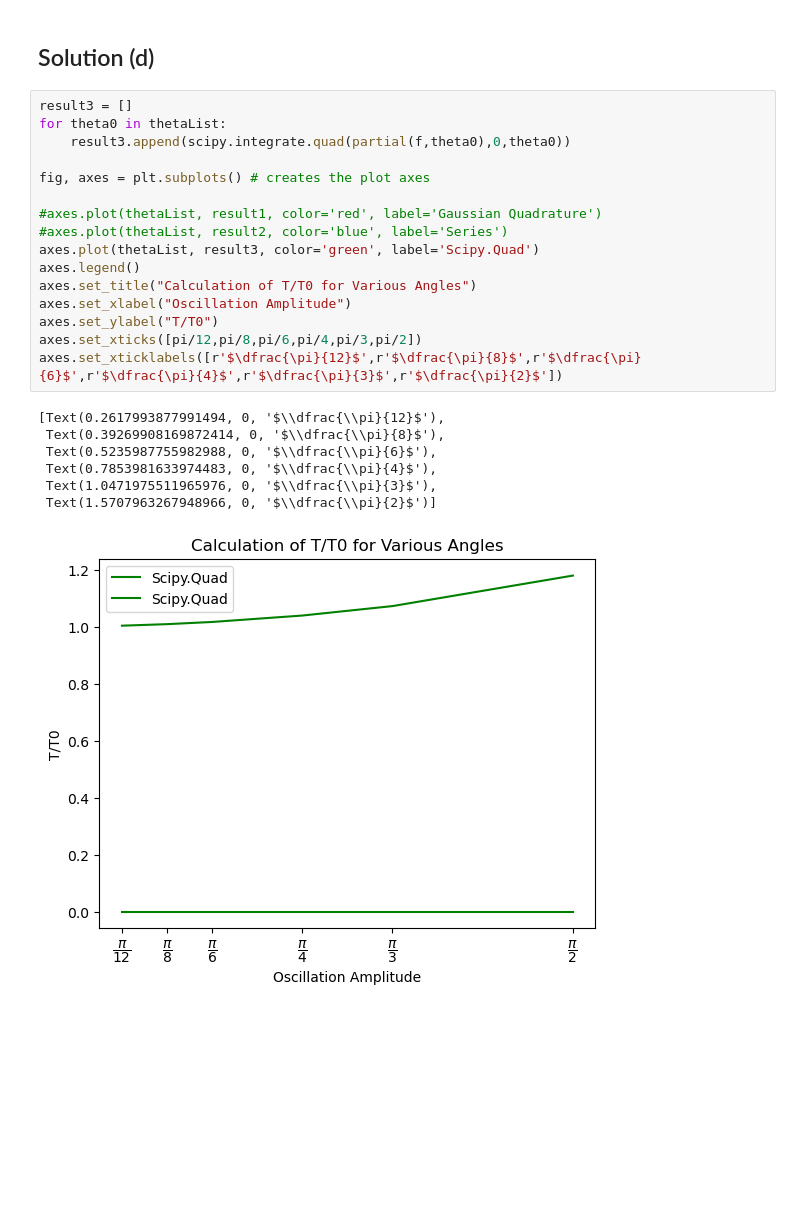
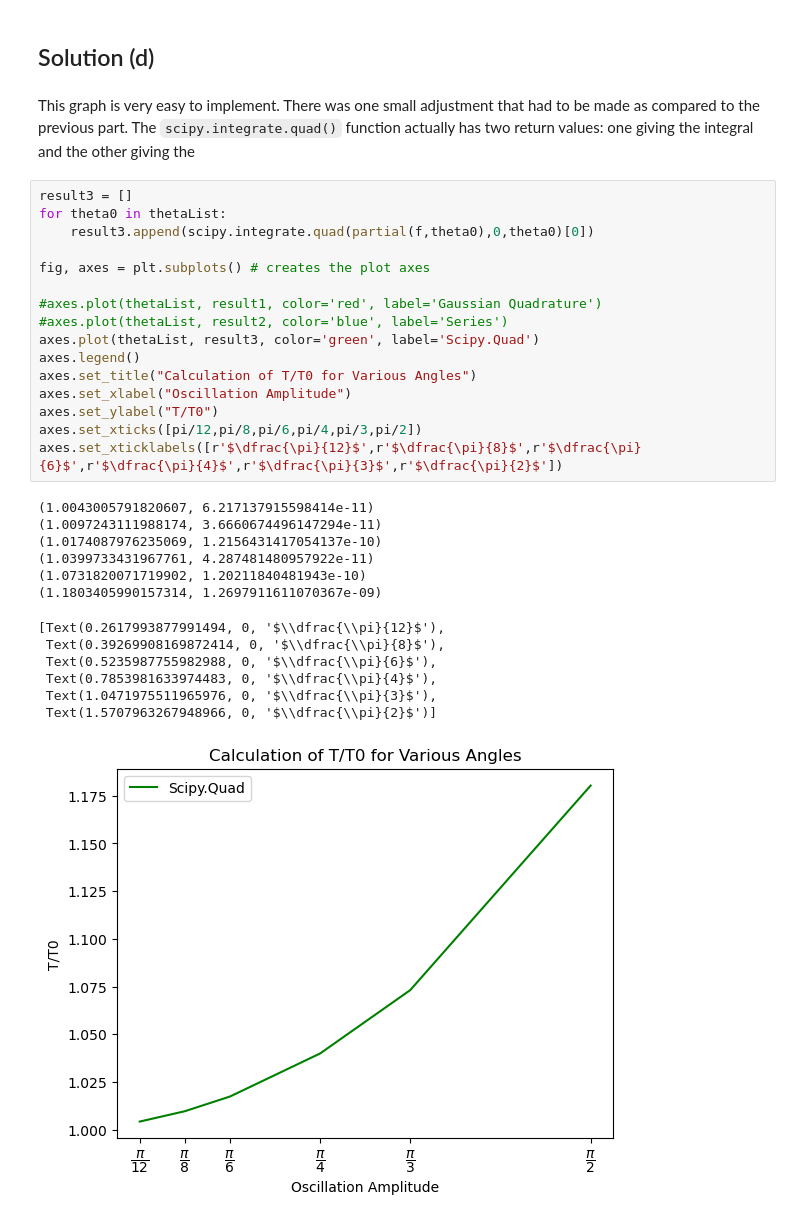
Before and after one commit to mgarwacke/Computational-Physics, a Jupyter notebook: Exercise4.1.ipynb, the cells around one changed output. Drawn from its saved outputs; the diff is of its cells as text; blank space fills up the shorter version.

````diff
--- a/Exercise4.1.ipynb
+++ b/Exercise4.1.ipynb
@@ -136,27 +136,35 @@ axes.set_xticklabels([r'$\dfrac{\pi}{12}$',r'$\dfrac{\pi}{8}$',r'$\dfrac{\pi}{6}
 [figure]
 # %% [markdown]
 ## Solution (d)
+# %% [markdown]
+This graph is very easy to implement. There was one small adjustment that had to be made as compared to the previous part. The ```scipy.integrate.quad()``` function actually has two return values: one giving the integral and the other giving the
 # %%
 result3 = []
 for theta0 in thetaList:
-    result3.append(scipy.integrate.quad(partial(f,theta0),0,theta0))
+    result3.append(scipy.integrate.quad(partial(f,theta0),0,theta0)[0])
 
 fig, axes = plt.subplots() # creates the plot axes
 
 #axes.plot(thetaList, result1, color='red', label='Gaussian Quadrature')
 #axes.plot(thetaList, result2, color='blue', label='Series')
 axes.plot(thetaList, result3, color='green', label='Scipy.Quad')
 axes.legend()
 axes.set_title("Calculation of T/T0 for Various Angles")
 axes.set_xlabel("Oscillation Amplitude")
 axes.set_ylabel("T/T0")
 axes.set_xticks([pi/12,pi/8,pi/6,pi/4,pi/3,pi/2])
 axes.set_xticklabels([r'$\dfrac{\pi}{12}$',r'$\dfrac{\pi}{8}$',r'$\dfrac{\pi}{6}$',r'$\dfrac{\pi}{4}$',r'$\dfrac{\pi}{3}$',r'$\dfrac{\pi}{2}$'])
 # %% [output]
-[Text(0.2617993877991494, 0, '$\\dfrac{\\pi}{12}$'),
- Text(0.39269908169872414, 0, '$\\dfrac{\\pi}{8}$'),
- Text(0.5235987755982988, 0, '$\\dfrac{\\pi}{6}$'),
- Text(0.7853981633974483, 0, '$\\dfrac{\\pi}{4}$'),
- Text(1.0471975511965976, 0, '$\\dfrac{\\pi}{3}$'),
- Text(1.5707963267948966, 0, '$\\dfrac{\\pi}{2}$')]
+(1.0043005791820607, 6.217137915598414e-11)
+(1.0097243111988174, 3.6660674496147294e-11)
+(1.0174087976235069, 1.2156431417054137e-10)
+(1.0399733431967761, 4.287481480957922e-11)
+(1.0731820071719902, 1.20211840481943e-10)
+(1.1803405990157314, 1.2697911611070367e-09)
+[Text(0.2617993877991494, 0, '$\\dfrac{\\pi}{12}$'),
+ Text(0.39269908169872414, 0, '$\\dfrac{\\pi}{8}$'),
+ Text(0.5235987755982988, 0, '$\\dfrac{\\pi}{6}$'),
+ Text(0.7853981633974483, 0, '$\\dfrac{\\pi}{4}$'),
+ Text(1.0471975511965976, 0, '$\\dfrac{\\pi}{3}$'),
+ Text(1.5707963267948966, 0, '$\\dfrac{\\pi}{2}$')]
-[figure, old version]
+[figure, new version]
````
